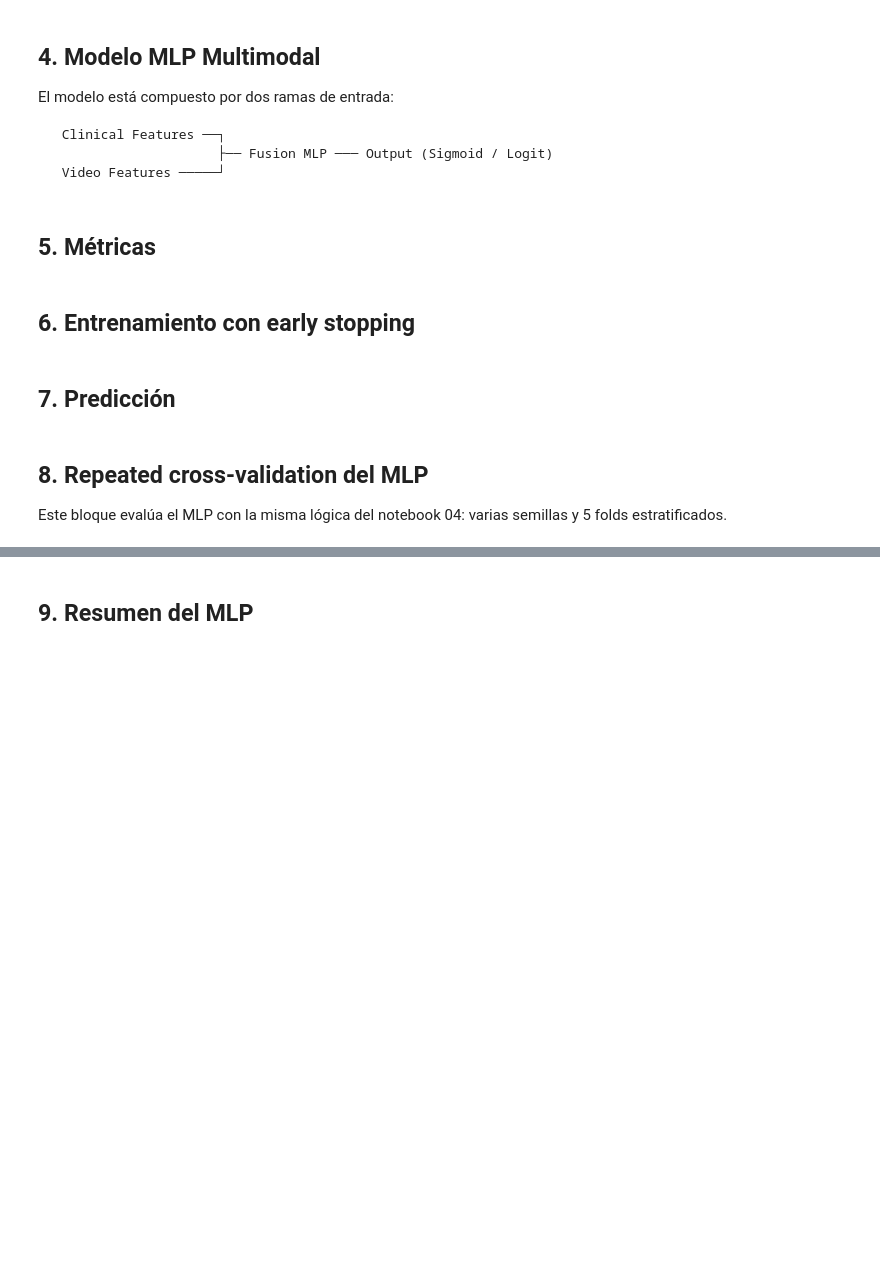
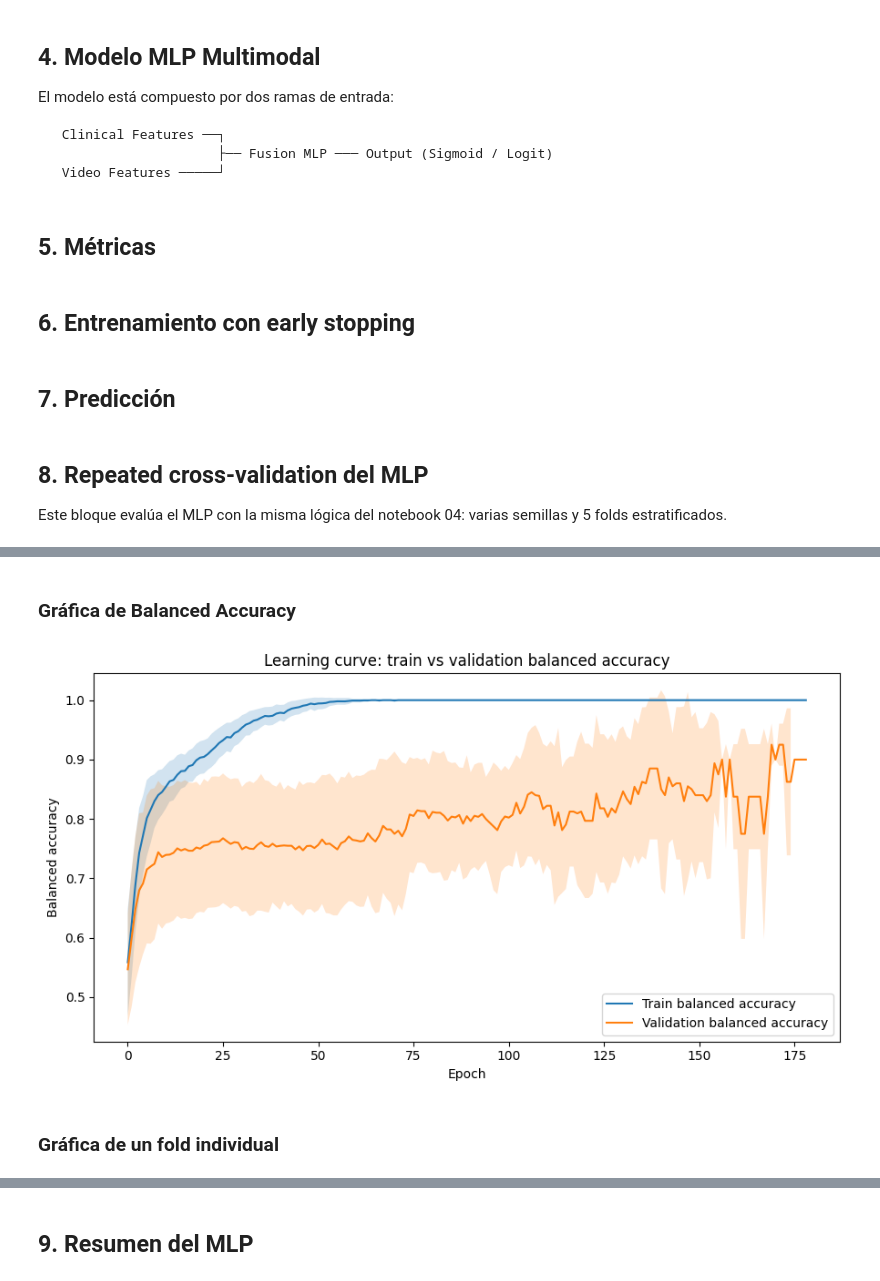
Before and after one commit to DavidLondo/DeepLearningFinal, a Jupyter notebook: notebooks/05_train_multimodal_mlp_pytorch.ipynb, the cells around one changed output, grey strips where cells are left out. Drawn from its saved outputs; the diff is of its cells as text; code cells hidden in the pictures; blank space fills up the shorter version.

```diff
--- a/notebooks/05_train_multimodal_mlp_pytorch.ipynb
+++ b/notebooks/05_train_multimodal_mlp_pytorch.ipynb
@@ -571,0 +724,53 @@ Seed=2026 | Fold=4
+# %% [markdown]
+### Gráfica de Balanced Accuracy
+# %%
+balanced_accuracy_summary = (
+    mlp_history_df
+    .groupby("epoch")
+    .agg(
+        train_balanced_accuracy_mean=("train_balanced_accuracy", "mean"),
+        train_balanced_accuracy_std=("train_balanced_accuracy", "std"),
+        val_balanced_accuracy_mean=("val_balanced_accuracy", "mean"),
+        val_balanced_accuracy_std=("val_balanced_accuracy", "std"),
+    )
+    .reset_index()
+)
+
+plt.figure(figsize=(9, 5))
+
+plt.plot(
+    balanced_accuracy_summary["epoch"],
+    balanced_accuracy_summary["train_balanced_accuracy_mean"],
+    label="Train balanced accuracy",
+)
+
+plt.plot(
+    balanced_accuracy_summary["epoch"],
+    balanced_accuracy_summary["val_balanced_accuracy_mean"],
+    label="Validation balanced accuracy",
+)
+
+plt.fill_between(
+    balanced_accuracy_summary["epoch"],
+    balanced_accuracy_summary["train_balanced_accuracy_mean"] - balanced_accuracy_summary["train_balanced_accuracy_std"],
+    balanced_accuracy_summary["train_balanced_accuracy_mean"] + balanced_accuracy_summary["train_balanced_accuracy_std"],
+    alpha=0.2,
+)
+
+plt.fill_between(
+    balanced_accuracy_summary["epoch"],
+    balanced_accuracy_summary["val_balanced_accuracy_mean"] - balanced_accuracy_summary["val_balanced_accuracy_std"],
+    balanced_accuracy_summary["val_balanced_accuracy_mean"] + balanced_accuracy_summary["val_balanced_accuracy_std"],
+    alpha=0.2,
+)
+
+plt.xlabel("Epoch")
+plt.ylabel("Balanced accuracy")
+plt.title("Learning curve: train vs validation balanced accuracy")
+plt.legend()
+plt.tight_layout()
+plt.show()
+# %% [output]
+[figure, added]
+# %% [markdown]
+### Gráfica de un fold individual
```
Also changed, not shown: parts of 15 cells of this notebook.
